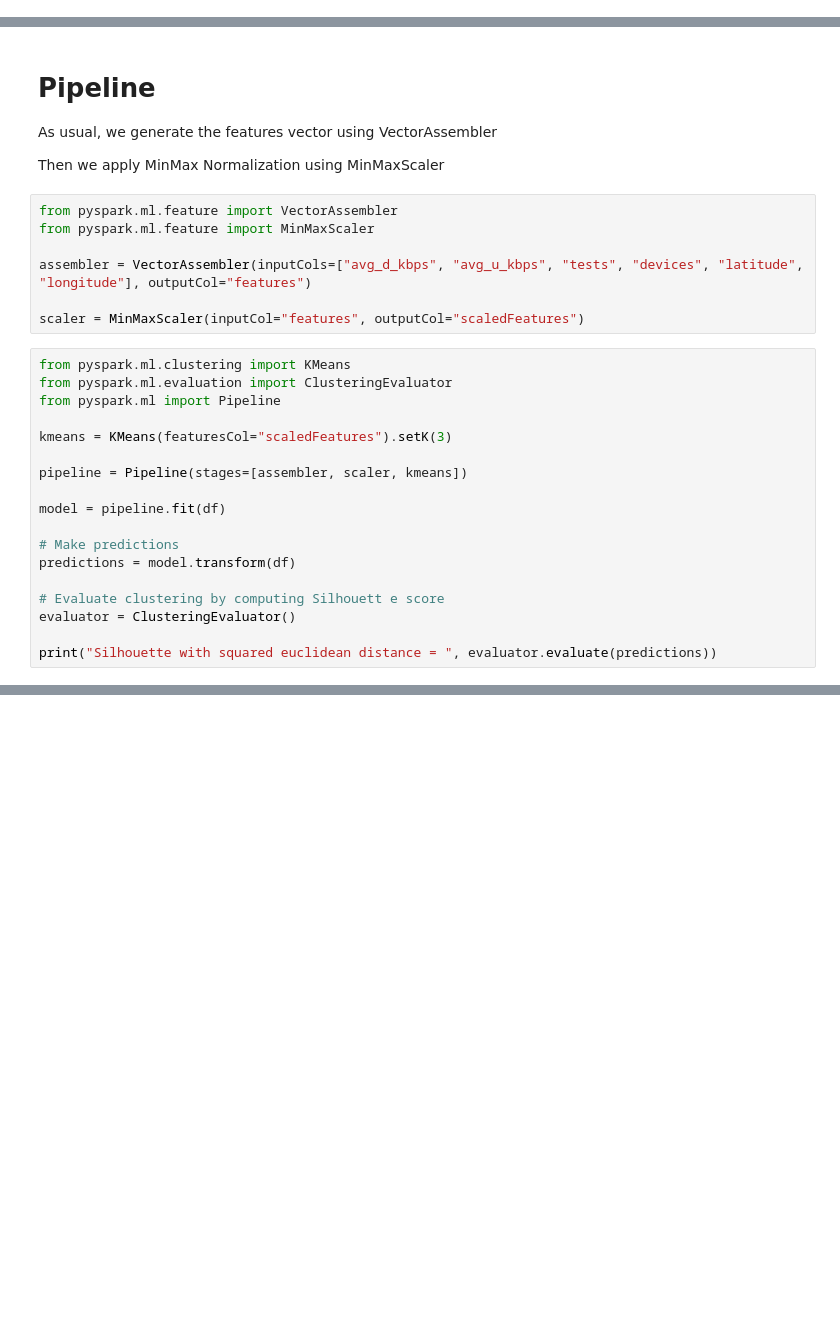
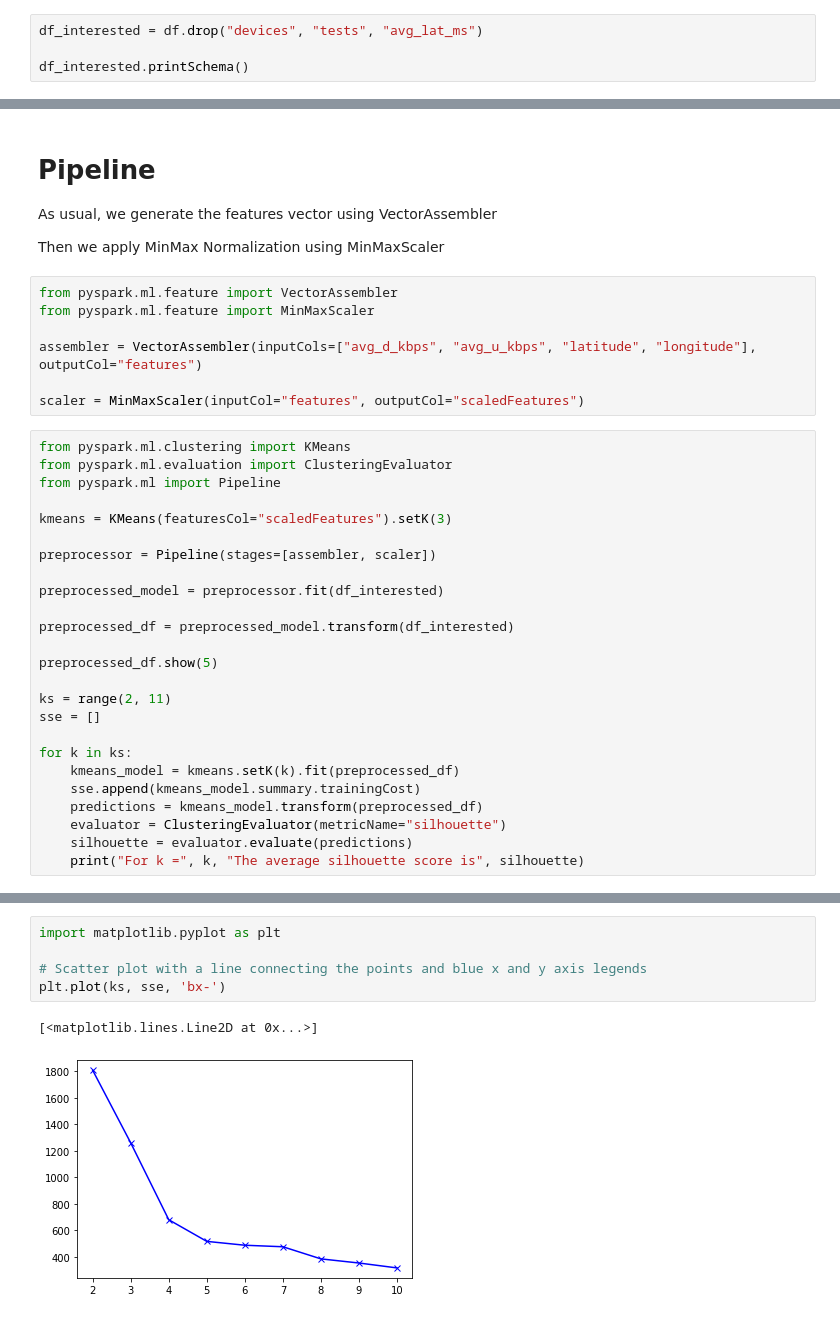
Before and after one commit to fawaz-alesayi/pyspark-airline-delay-classification, a Jupyter notebook: clustering.ipynb, the cells around one changed output, grey strips where cells are left out. Drawn from its saved outputs; the diff is of its cells as text; blank space fills up the shorter version.

```diff
--- a/clustering.ipynb
+++ b/clustering.ipynb
@@ -123,0 +156,4 @@ root
+# %%
+df_interested = df.drop("devices", "tests", "avg_lat_ms")
+
+df_interested.printSchema()
@@ -131,7 +173,7 @@ Then we apply MinMax Normalization using MinMaxScaler
 from pyspark.ml.feature import VectorAssembler
 from pyspark.ml.feature import MinMaxScaler
 
-assembler = VectorAssembler(inputCols=["avg_d_kbps", "avg_u_kbps", "tests", "devices", "latitude", "longitude"], outputCol="features")
+assembler = VectorAssembler(inputCols=["avg_d_kbps", "avg_u_kbps", "latitude", "longitude"], outputCol="features")
 
 scaler = MinMaxScaler(inputCol="features", outputCol="scaledFeatures")
 # %%
@@ -141,15 +183,22 @@ from pyspark.ml import Pipeline
 
 kmeans = KMeans(featuresCol="scaledFeatures").setK(3)
 
-pipeline = Pipeline(stages=[assembler, scaler, kmeans])
+preprocessor = Pipeline(stages=[assembler, scaler])
 
-model = pipeline.fit(df)
+preprocessed_model = preprocessor.fit(df_interested)
 
-# Make predictions
-predictions = model.transform(df)
+preprocessed_df = preprocessed_model.transform(df_interested)
 
-# Evaluate clustering by computing Silhouett e score
-evaluator = ClusteringEvaluator()
+preprocessed_df.show(5)
 
-print("Silhouette with squared euclidean distance = ", evaluator.evaluate(predictions))
+ks = range(2, 11)
+sse = []
+
+for k in ks:
+    kmeans_model = kmeans.setK(k).fit(preprocessed_df)
+    sse.append(kmeans_model.summary.trainingCost)
+    predictions = kmeans_model.transform(preprocessed_df)
+    evaluator = ClusteringEvaluator(metricName="silhouette")
+    silhouette = evaluator.evaluate(predictions)
+    print("For k =", k, "The average silhouette score is", silhouette)
 # %% [output]
@@ -173,0 +225,8 @@ IllegalArgumentException: scaledFeatures does not exist. Available: avg_d_kbps,
+# %%
+import matplotlib.pyplot as plt
+
+# Scatter plot with a line connecting the points and blue x and y axis legends
+plt.plot(ks, sse, 'bx-')
+# %% [output]
+[<matplotlib.lines.Line2D at 0x...>]
+[figure, added]
```
Also changed, not shown: parts of 12 cells of this notebook, 1 other file.
